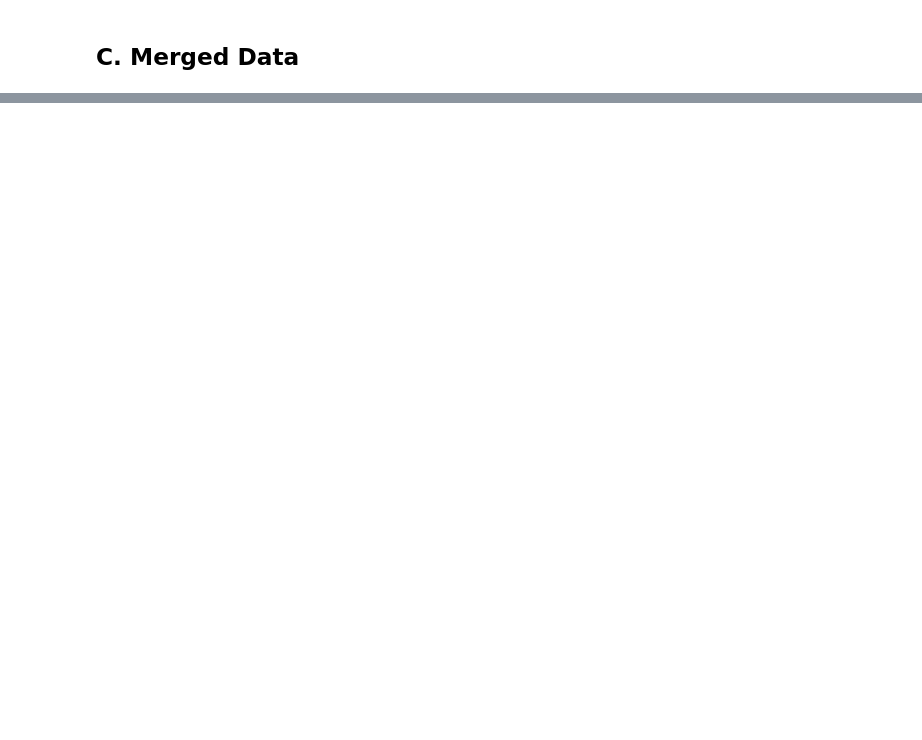
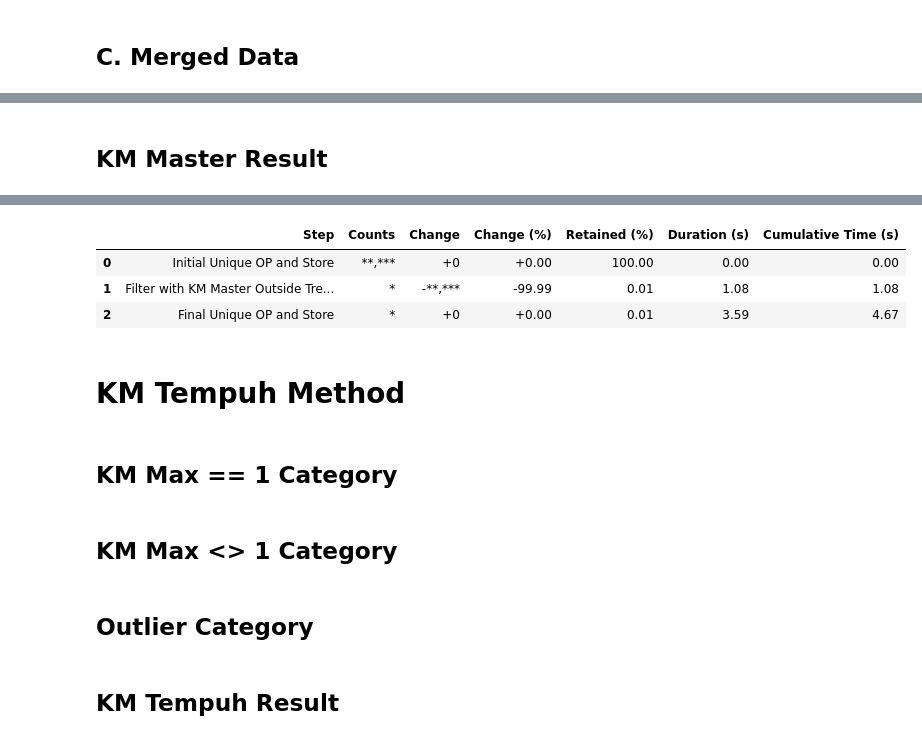
Before and after one commit to MNAtthoriq/km-master-discrepancy-detection-system, a Jupyter notebook: notebooks/01-KM-Master-Discrepancy-Detection.ipynb, the cells around one changed output, grey strips where cells are left out. Cells and saved outputs as stored; diff of their text form; code cells hidden in the pictures; blank space fills up the shorter version.

Commit message:
Update notebooks until KM Master method

```diff
--- a/notebooks/01-KM-Master-Discrepancy-Detection.ipynb
+++ b/notebooks/01-KM-Master-Discrepancy-Detection.ipynb
@@ -341,0 +350,4 @@ print(f"{mask_numeric_value(f'{len(df_all_data):,}')} rows in All Data is equal
+# %%
+# track KM Master method
+tracker_km_master = DataTracker("KM Master Method")
+tracker_km_master.track(df_all_data, step_name="Initial Unique OP and Store", rows_unique=['OP', 'Toko'])
@@ -341,0 +425,6 @@ print(f"{mask_numeric_value(f'{len(df_all_data):,}')} rows in All Data is equal
+# %% [markdown]
+## KM Master Result
+# %%
+# show summary
+tracker_km_master.summary()
+# %% [output]
@@ -341,0 +432,14 @@ print(f"{mask_numeric_value(f'{len(df_all_data):,}')} rows in All Data is equal
+|  | Step | Counts | Change | Change (%) | Retained (%) | Duration (s) | Cumulative Time (s) |
+| 0 | Initial Unique OP and Store | **,*** | +0 | +0.00 | 100.00 | 0.00 | 0.00 |
+| 1 | Filter with KM Master Outside Tre... | * | -**,*** | -99.99 | 0.01 | 1.08 | 1.08 |
+| 2 | Final Unique OP and Store | * | +0 | +0.00 | 0.01 | 3.59 | 4.67 |
+# %% [markdown]
+# KM Tempuh Method
+# %% [markdown]
+## KM Max == 1 Category
+# %% [markdown]
+## KM Max <> 1 Category
+# %% [markdown]
+## Outlier Category
+# %% [markdown]
+## KM Tempuh Result
```
Also changed, not shown: parts of 35 cells of this notebook.
